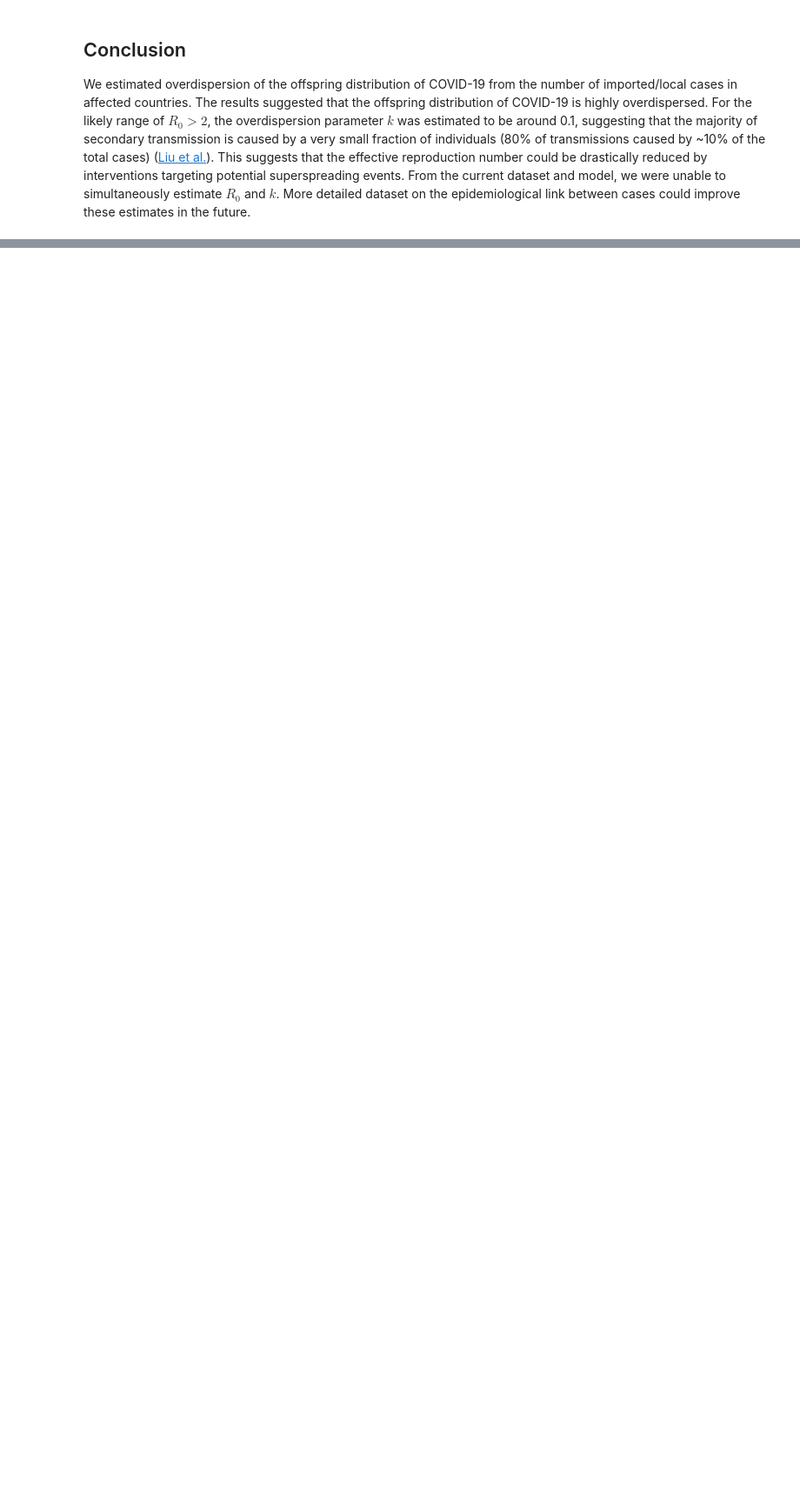
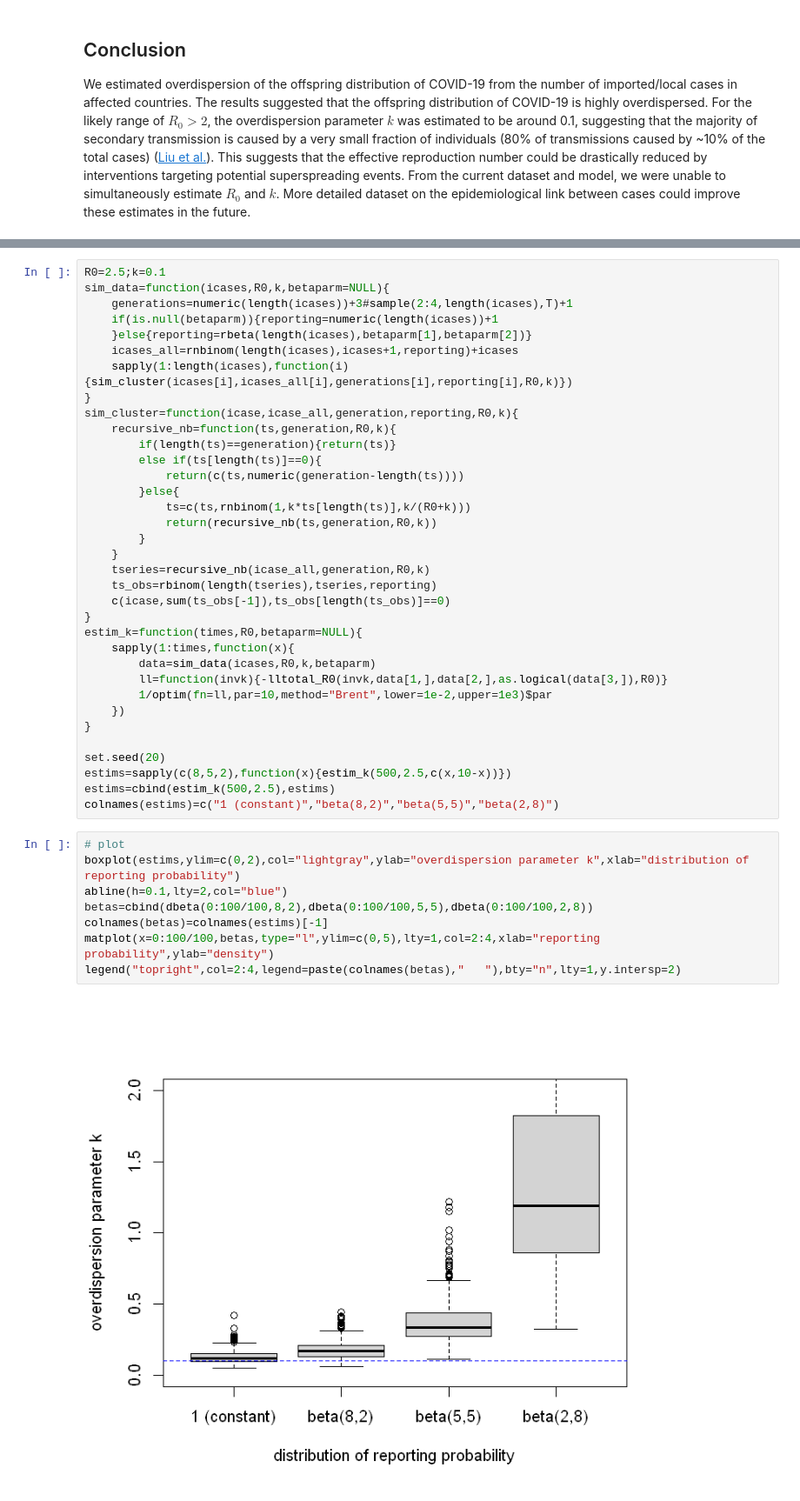
Before and after one commit to akira-endo/COVID19_clustersize, a Jupyter notebook: src/COVID19_clustersize.ipynb, the cells around one changed output, grey strips where cells are left out. Shown at 87% size. Cells and saved outputs as stored; diff of their text form; blank space fills up the shorter version.

```diff
--- a/src/COVID19_clustersize.ipynb
+++ b/src/COVID19_clustersize.ipynb
@@ -266,0 +323,45 @@ We estimated overdispersion of the offspring distribution of COVID-19 from the n
+# %%
+R0=2.5;k=0.1
+sim_data=function(icases,R0,k,betaparm=NULL){
+    generations=numeric(length(icases))+3#sample(2:4,length(icases),T)+1
+    if(is.null(betaparm)){reporting=numeric(length(icases))+1
+    }else{reporting=rbeta(length(icases),betaparm[1],betaparm[2])}
+    icases_all=rnbinom(length(icases),icases+1,reporting)+icases
+    sapply(1:length(icases),function(i){sim_cluster(icases[i],icases_all[i],generations[i],reporting[i],R0,k)})
+}
+sim_cluster=function(icase,icase_all,generation,reporting,R0,k){
+    recursive_nb=function(ts,generation,R0,k){
+        if(length(ts)==generation){return(ts)}
+        else if(ts[length(ts)]==0){
+            return(c(ts,numeric(generation-length(ts))))
+        }else{
+            ts=c(ts,rnbinom(1,k*ts[length(ts)],k/(R0+k)))
+            return(recursive_nb(ts,generation,R0,k))
+        }
+    }
+    tseries=recursive_nb(icase_all,generation,R0,k)
+    ts_obs=rbinom(length(tseries),tseries,reporting)
+    c(icase,sum(ts_obs[-1]),ts_obs[length(ts_obs)]==0)
+}
+estim_k=function(times,R0,betaparm=NULL){
+    sapply(1:times,function(x){
+        data=sim_data(icases,R0,k,betaparm)
+        ll=function(invk){-lltotal_R0(invk,data[1,],data[2,],as.logical(data[3,]),R0)}
+        1/optim(fn=ll,par=10,method="Brent",lower=1e-2,upper=1e3)$par
+    })
+}
+
+set.seed(20)
+estims=sapply(c(8,5,2),function(x){estim_k(500,2.5,c(x,10-x))})
+estims=cbind(estim_k(500,2.5),estims)
+colnames(estims)=c("1 (constant)","beta(8,2)","beta(5,5)","beta(2,8)")
+# %%
+# plot
+boxplot(estims,ylim=c(0,2),col="lightgray",ylab="overdispersion parameter k",xlab="distribution of reporting probability")
+abline(h=0.1,lty=2,col="blue")
+betas=cbind(dbeta(0:100/100,8,2),dbeta(0:100/100,5,5),dbeta(0:100/100,2,8))
+colnames(betas)=colnames(estims)[-1]
+matplot(x=0:100/100,betas,type="l",ylim=c(0,5),lty=1,col=2:4,xlab="reporting probability",ylab="density")
+legend("topright",col=2:4,legend=paste(colnames(betas),"   "),bty="n",lty=1,y.intersp=2)
+# %% [output]
+[figure, added]
```
Also changed, not shown: parts of 11 cells of this notebook, 7 other files.
